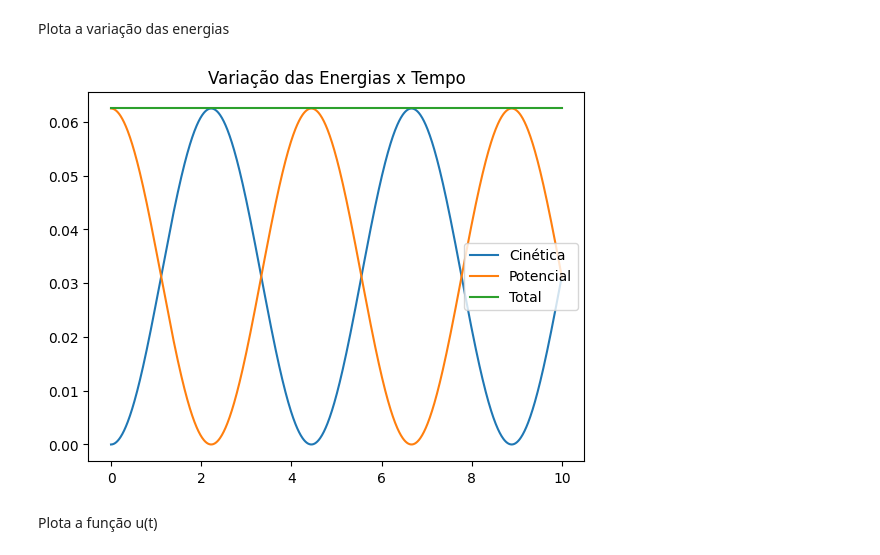
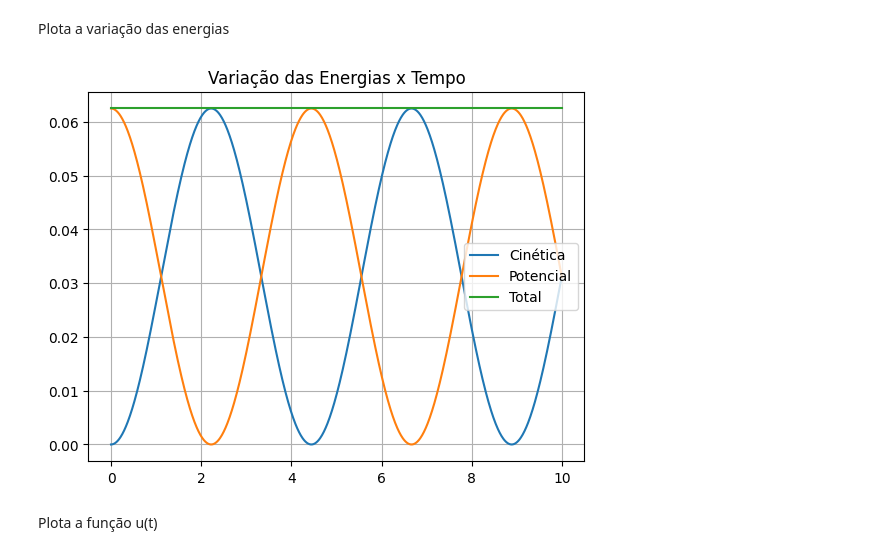
Before and after one commit to ViniciusCMB/Dinamica, a Jupyter notebook: Pen_Elastico/massa_mola.ipynb, the cells around one changed output. Saved outputs shown, nothing was run; the diff lists cells and outputs as text; code cells hidden in the pictures.

```diff
--- a/Pen_Elastico/massa_mola.ipynb
+++ b/Pen_Elastico/massa_mola.ipynb
@@ -126,12 +126,13 @@ Plota a variação das energias
 # %%
 plt.title('Variação das Energias x Tempo')
 plt.plot(t, Cine, label='Cinética')
 plt.plot(t, Pot, label='Potencial')
 plt.plot(t, Etotal, label='Total')
 plt.legend()
+plt.grid()
 plt.show()
 # %% [output]
-[figure, old version]
+[figure, new version]
 # %% [markdown]
 Plota a função u(t)
 # %%
```
Also changed, not shown: parts of 1 cell of this notebook, 5 other files.
